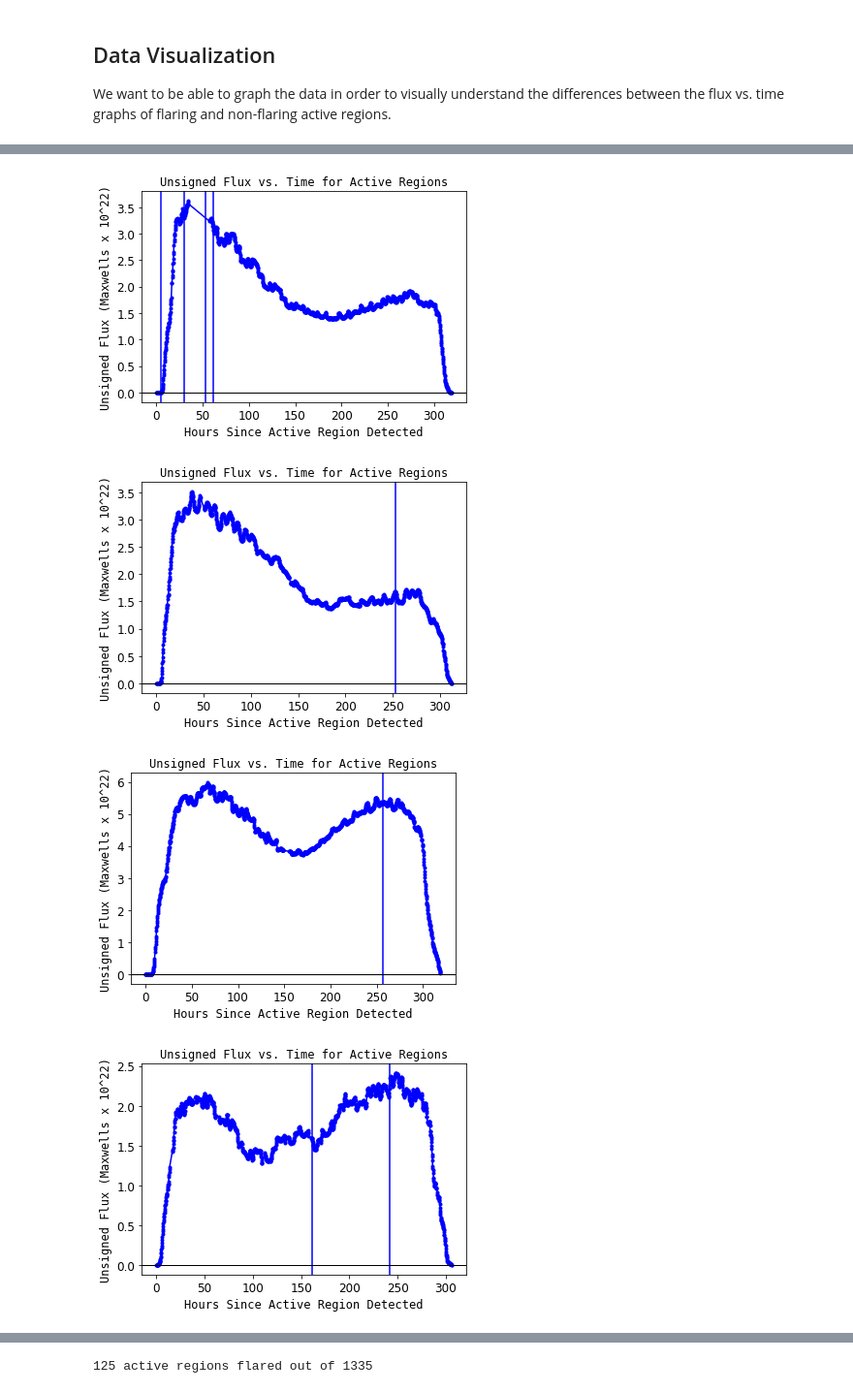
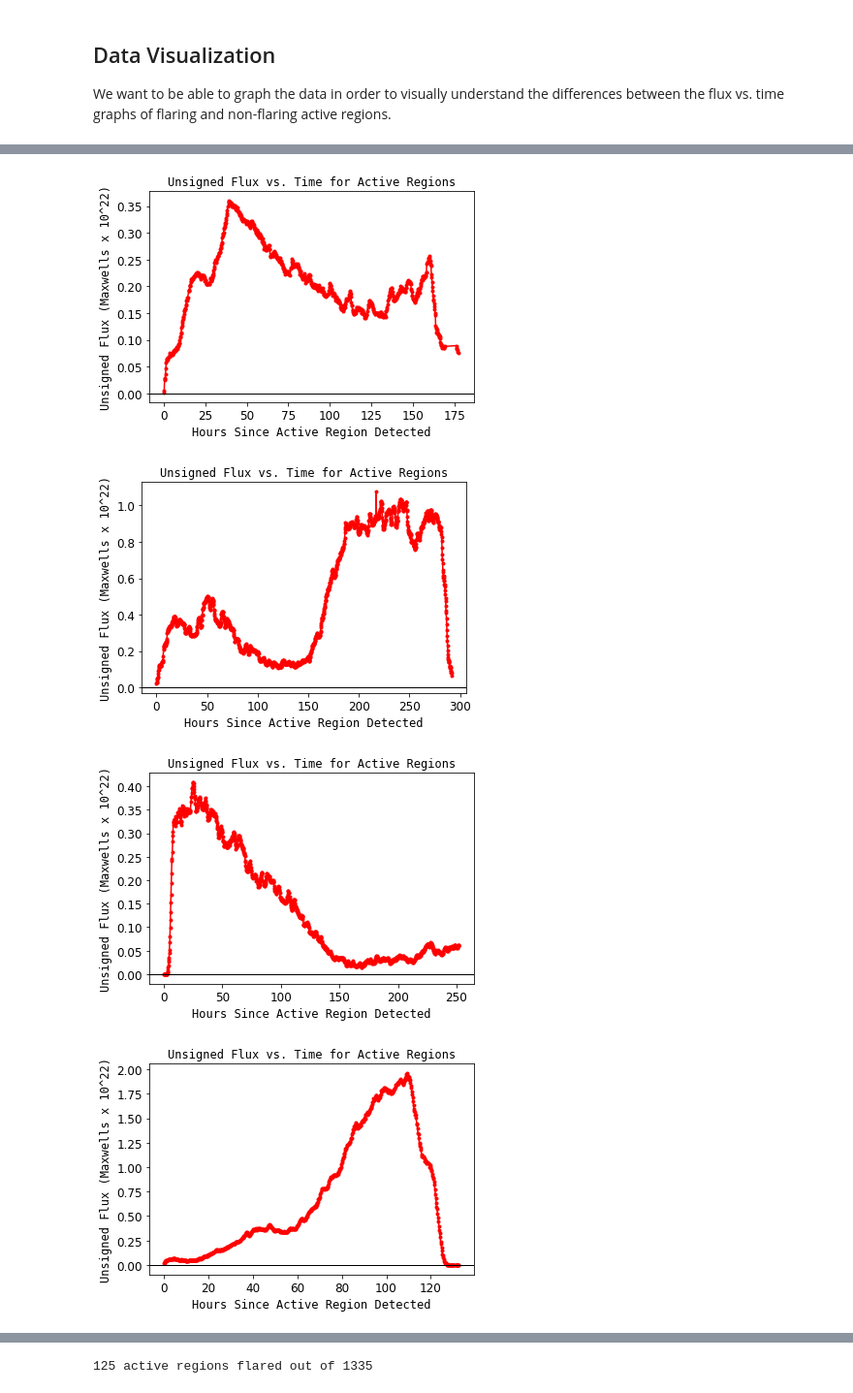
Before and after one commit to lucaspauker/hmi-time-series-analysis, a Jupyter notebook: data_gathering.ipynb, the cells around one changed output, grey strips where cells are left out. Shown: that part at 97% size. Cells and saved outputs as stored; diff of their text form; code cells hidden in the pictures.

```diff
--- a/data_gathering.ipynb
+++ b/data_gathering.ipynb
@@ -213,11 +213,11 @@ def plot_random_graphs(harp_ids, harp_noaa_dict, noaa_flare_set, flare=True,
                 plot(harp_id)
                 if count >= n: break
 
-num_graphs = 50
+num_graphs = 5
 plot_random_graphs(harp_ids, harp_noaa_dict, noaa_flare_set, n=num_graphs,
                    color='b', derivative=False,
                    harp_time_dict=harp_id_flare_time_dict)
-#plot_random_graphs(harp_ids, harp_noaa_dict, noaa_flare_set, False, n=num_graphs,
-#                   color='r', derivative=False,
-#                   harp_time_dict=harp_id_flare_time_dict)
+plot_random_graphs(harp_ids, harp_noaa_dict, noaa_flare_set, False, n=num_graphs,
+                   color='r', derivative=False,
+                   harp_time_dict=harp_id_flare_time_dict)
 # %% [output]
@@ -229,4 +229,4 @@ plot_random_graphs(harp_ids, harp_noaa_dict, noaa_flare_set, n=num_graphs,
-[figure, old version]
+[figure, new version]
-[figure, old version]
+[figure, new version]
-[figure, old version]
+[figure, new version]
-[figure, old version]
+[figure, new version]
```
Also changed, not shown: parts of 4 cells of this notebook.
